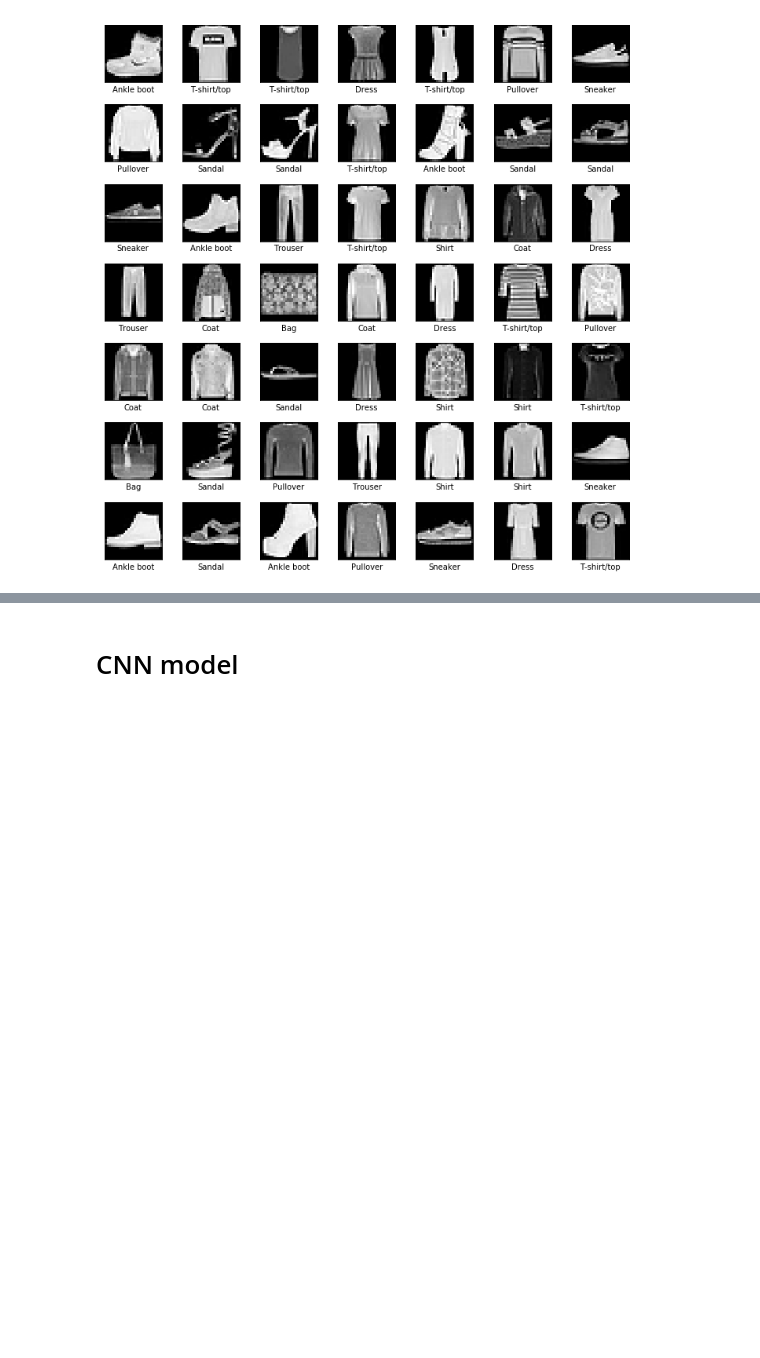
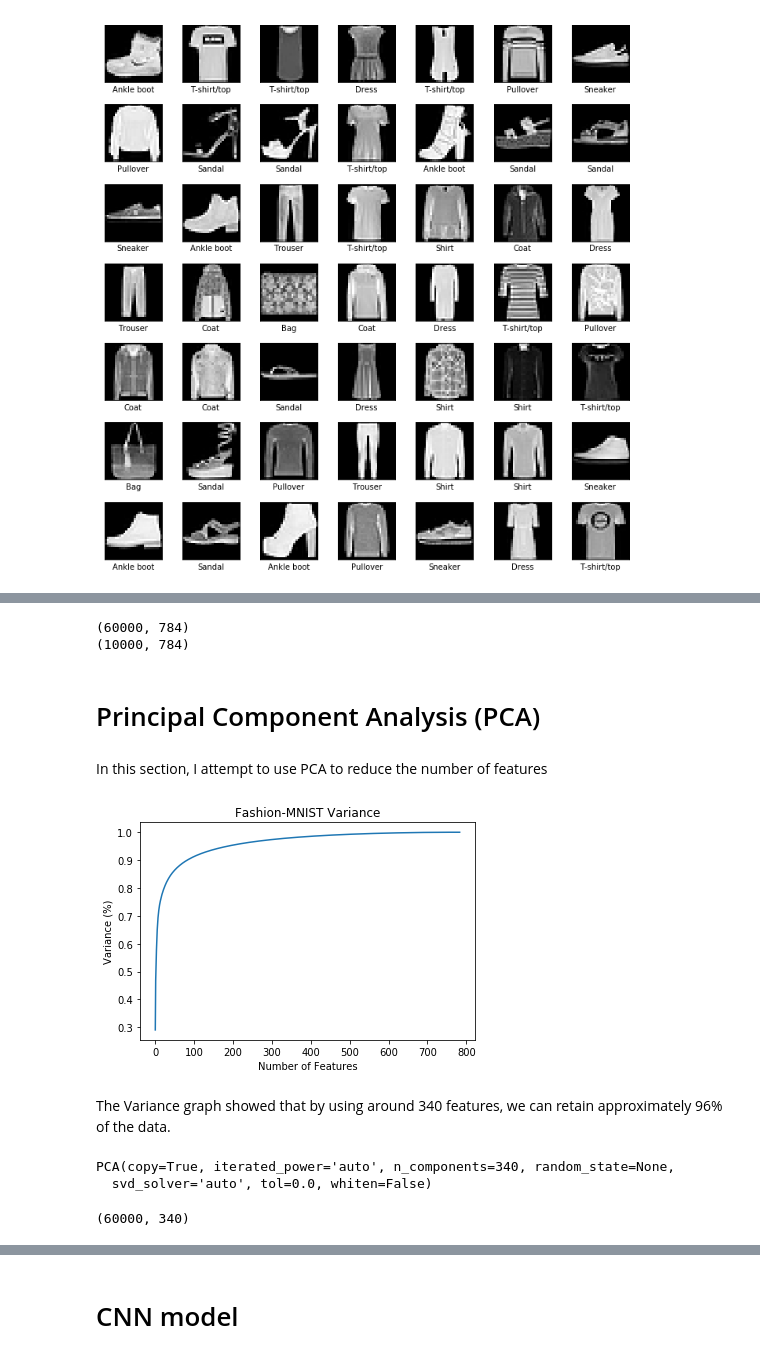
Before and after one commit to hgdangkhoi/Image-Classification-with-Fashion-MNIST-and-CIFAR-10, a Jupyter notebook: Image Classification with Fashion-MNIST and CIFAR-10.ipynb, the cells around one changed output, grey strips where cells are left out. Drawn from its saved outputs; the diff is of its cells as text; code cells hidden in the pictures; blank space fills up the shorter version.

Commit message:
Finish fashion-mnist, add PCA

```diff
--- a/Image Classification with Fashion-MNIST and CIFAR-10.ipynb
+++ b/Image Classification with Fashion-MNIST and CIFAR-10.ipynb
@@ -99,0 +118,12 @@ plt.show()
+# %%
+x_train = x_train.reshape(x_train.shape[0], x_train.shape[1] * x_train.shape[2])
+x_test = x_test.reshape(x_test.shape[0], x_test.shape[1] * x_test.shape[2])
+print(x_train.shape)
+print(x_test.shape)
+# %% [output]
+(60000, 784)
+(10000, 784)
+# %% [markdown]
+# Principal Component Analysis (PCA)
+# %% [markdown]
+In this section, I attempt to use PCA to reduce the number of features
@@ -99,0 +132,21 @@ plt.show()
+# %%
+# fit the PCA with the training data
+pca = PCA().fit(x_train)
+
+# Plot the cumulative sum of eigenvalues
+plt.figure()
+plt.plot(np.cumsum(pca.explained_variance_ratio_))
+plt.xlabel('Number of Features')
+plt.ylabel('Variance (%)') #for each component
+plt.title('Fashion-MNIST Variance')
+plt.show()
+# %% [output]
+[figure, added]
+# %% [markdown]
+The Variance graph showed that by using around 340 features, we can retain approximately 96% of the data.
+# %%
+pca = PCA(n_components=340)
+pca.fit(x_train)
+# %% [output]
+PCA(copy=True, iterated_power='auto', n_components=340, random_state=None,
+  svd_solver='auto', tol=0.0, whiten=False)
@@ -99,0 +156,4 @@ plt.show()
+# %%
+x_train_pca.shape
+# %% [output]
+(60000, 340)
```
Also changed, not shown: parts of 34 cells of this notebook.
